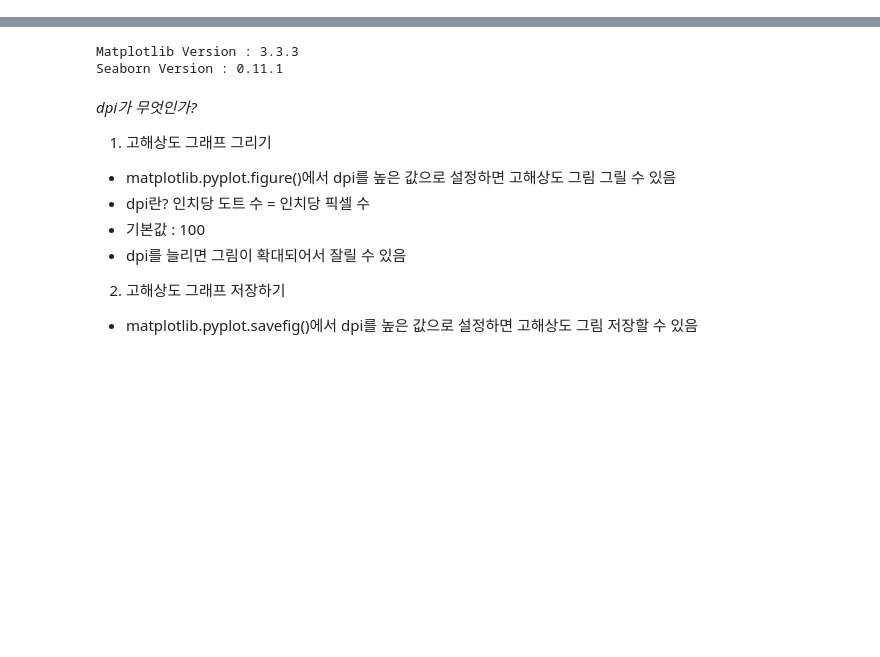
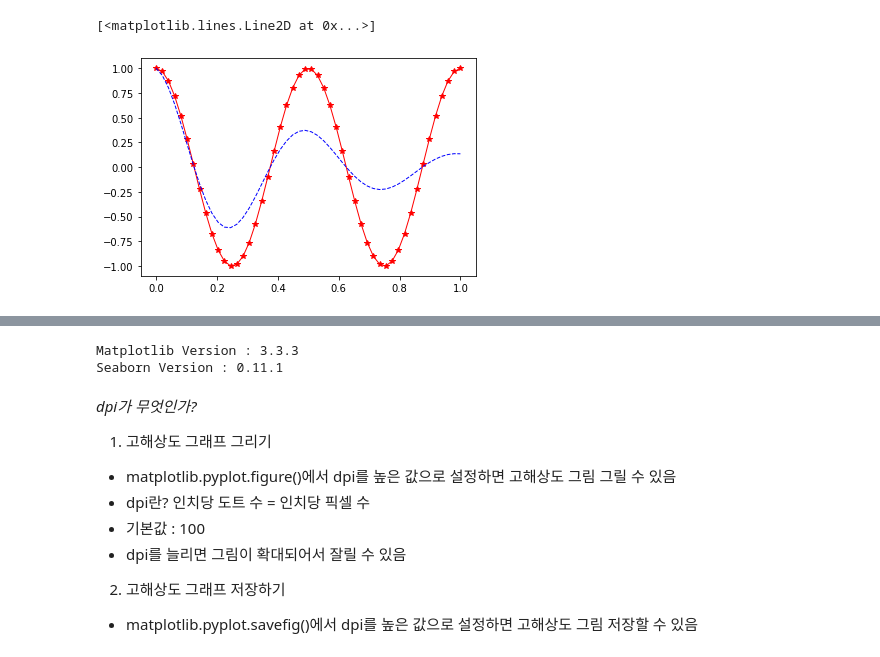
Before and after one commit to datacampic/visualization, a Jupyter notebook: 손학영/Matplotlib.ipynb, the cells around one changed output, grey strips where cells are left out. Cells and saved outputs as stored; diff of their text form; code cells hidden in the pictures; blank space fills up the shorter version.

```diff
--- a/손학영/Matplotlib.ipynb
+++ b/손학영/Matplotlib.ipynb
@@ -2,0 +58,10 @@
+# %%
+# 객체지향 API
+
+fig = plt.figure() # figure 객체 생성
+ax = fig.subplots() # axes 생성
+ax.plot(x, y1, 'r-*',lw=1) # 생성된 axes에 대한 plot() 직접 호출
+ax.plot(x, y2,'b--',lw=1)
+# %% [output]
+[<matplotlib.lines.Line2D at 0x...>]
+[figure, added]
```
Also changed, not shown: parts of 37 cells of this notebook.
